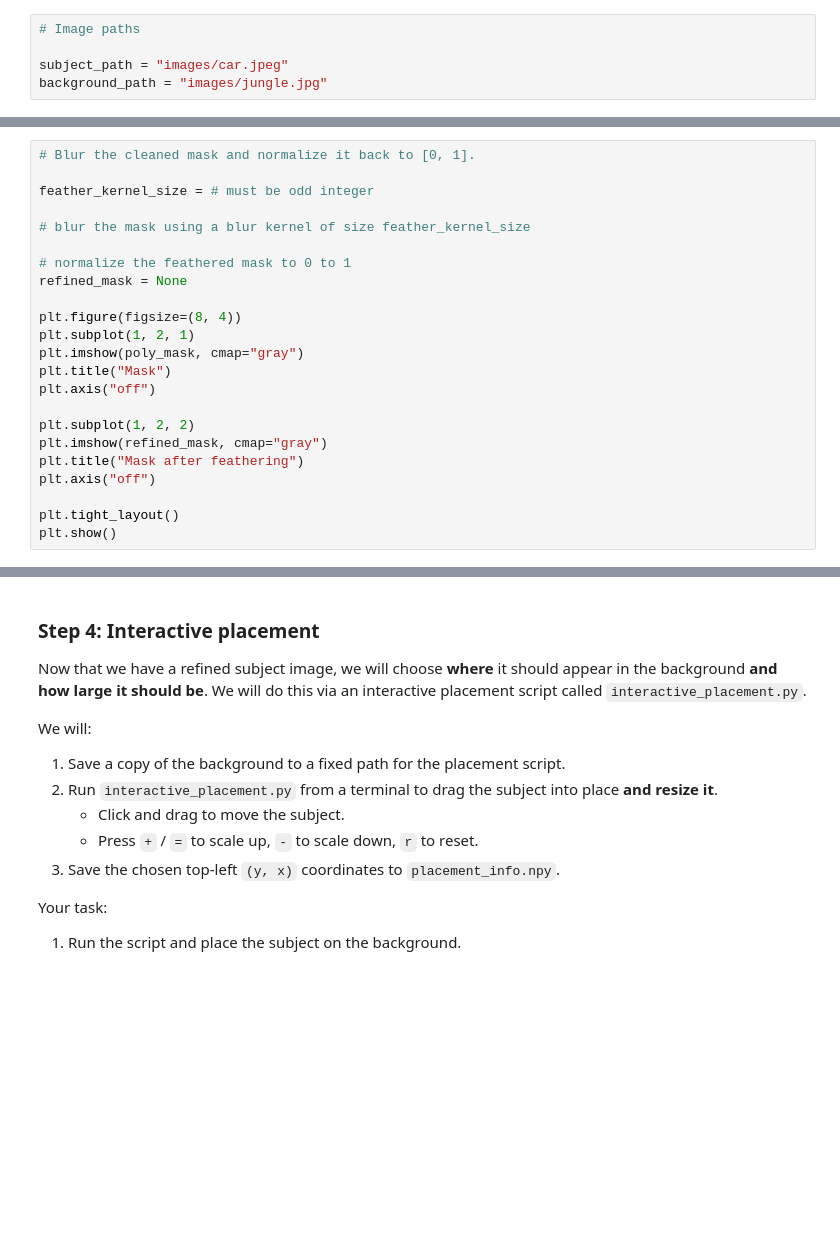
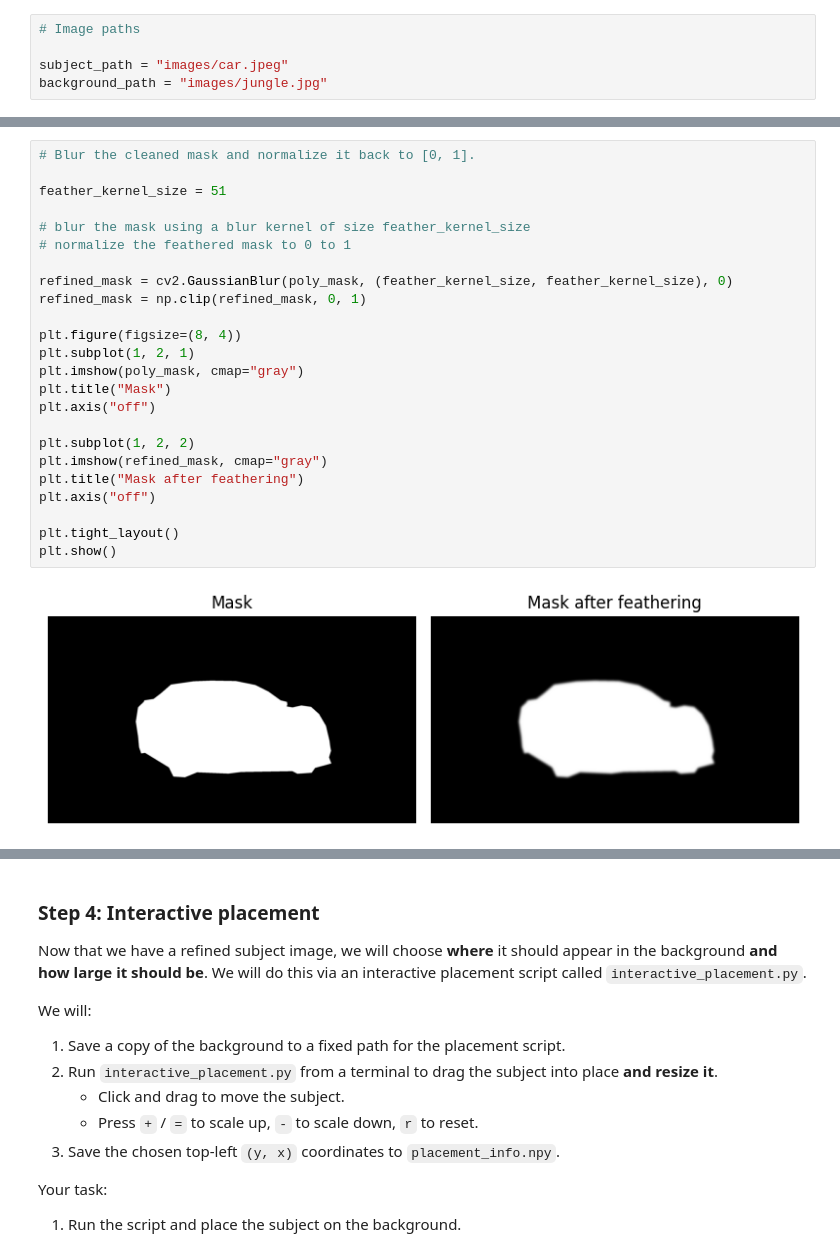
Before and after one commit to Vardan2009/Discover-Comp-Photo, a Jupyter notebook: 04-Composites/composite_tutorial.ipynb, the cells around one changed output, grey strips where cells are left out. Drawn from its saved outputs; the diff is of its cells as text; blank space fills up the shorter version.

```diff
--- a/04-Composites/composite_tutorial.ipynb
+++ b/04-Composites/composite_tutorial.ipynb
@@ -124,26 +136,29 @@ Feathering is done by **blurring** the mask. We will save:
 # %%
 # Blur the cleaned mask and normalize it back to [0, 1].
 
-feather_kernel_size = # must be odd integer
+feather_kernel_size = 51
 
 # blur the mask using a blur kernel of size feather_kernel_size
+# normalize the feathered mask to 0 to 1
 
-# normalize the feathered mask to 0 to 1
-refined_mask = None
+refined_mask = cv2.GaussianBlur(poly_mask, (feather_kernel_size, feather_kernel_size), 0)
+refined_mask = np.clip(refined_mask, 0, 1)
 
 plt.figure(figsize=(8, 4))
 plt.subplot(1, 2, 1)
 plt.imshow(poly_mask, cmap="gray")
 plt.title("Mask")
 plt.axis("off")
 
 plt.subplot(1, 2, 2)
 plt.imshow(refined_mask, cmap="gray")
 plt.title("Mask after feathering")
 plt.axis("off")
 
 plt.tight_layout()
 plt.show()
+# %% [output]
+[figure, added]
 # %%
 # MASKING THE SUBJECT
 # build the cropped refined mask and subject
```
Also changed, not shown: parts of 8 cells of this notebook.
